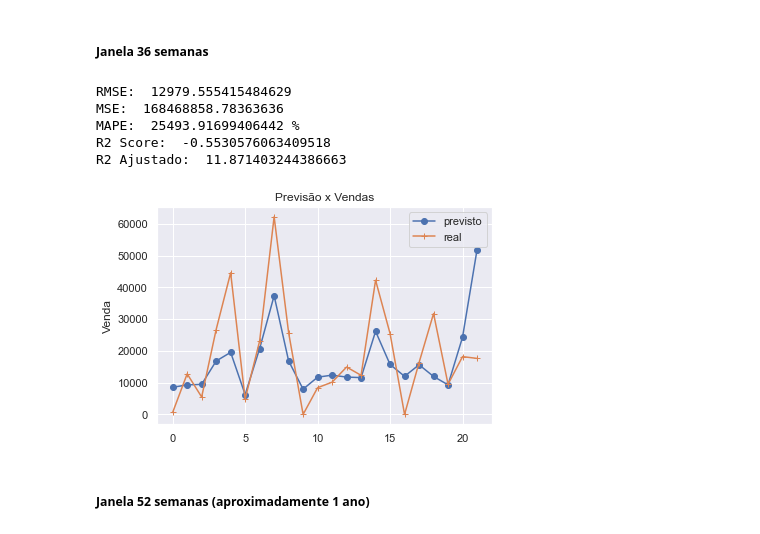
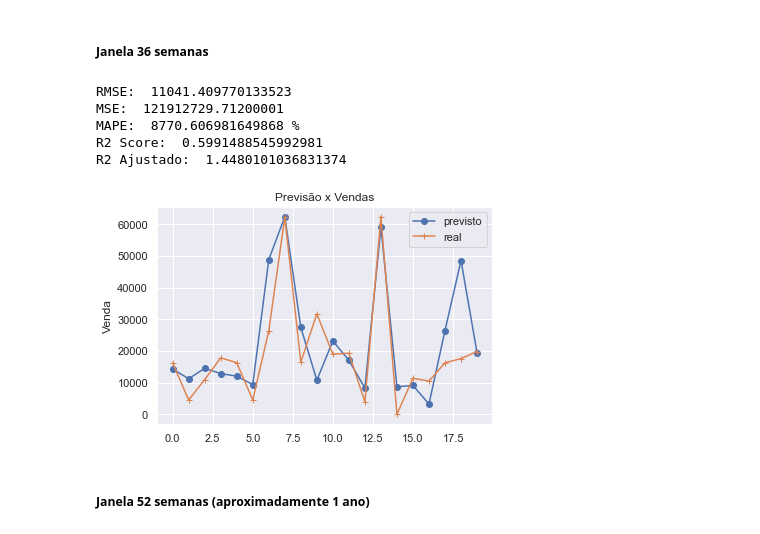
Before and after one commit to gdutramartins/bi-master, a Jupyter notebook: Trabalhos-Curso/2021-05-DM/time-series.ipynb, the cells around one changed output. Drawn from its saved outputs; the diff is of its cells as text; code cells hidden in the pictures.

Commit message:
Ajuste janela 36 semanas

```diff
--- a/Trabalhos-Curso/2021-05-DM/time-series.ipynb
+++ b/Trabalhos-Curso/2021-05-DM/time-series.ipynb
@@ -411,15 +411,15 @@ R2 Ajustado:  3.7270859991254004
 # %% [markdown]
 ##### Janela 36 semanas
 # %%
-x_train, x_test, y_train, y_test = monta_dataset_por_janela(dataset=df_venda_historico_agrupado, window=24)
+x_train, x_test, y_train, y_test = monta_dataset_por_janela(dataset=df_venda_historico_agrupado, window=36)
 train_predict_random_forest(x_train, x_test, y_train, y_test)
 # %% [output]
-RMSE:  12979.555415484629
-MSE:  168468858.78363636
-MAPE:  25493.91699406442 %
-R2 Score:  -0.5530576063409518
-R2 Ajustado:  11.871403244386663
+RMSE:  11041.409770133523
+MSE:  121912729.71200001
+MAPE:  8770.606981649868 %
+R2 Score:  0.5991488545992981
+R2 Ajustado:  1.4480101036831374
-[figure, old version]
+[figure, new version]
 # %% [markdown]
 ##### Janela 52 semanas (aproximadamente 1 ano)
 # %%
```
